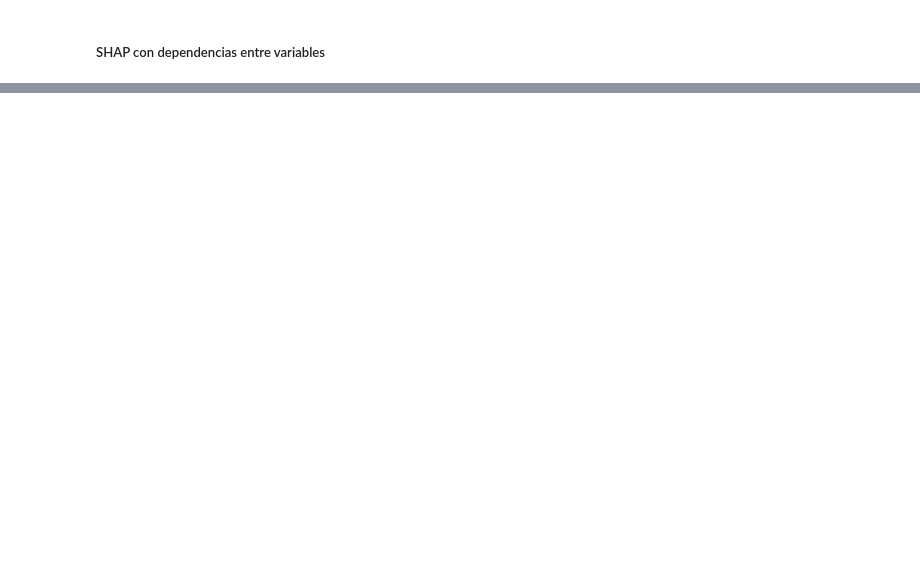
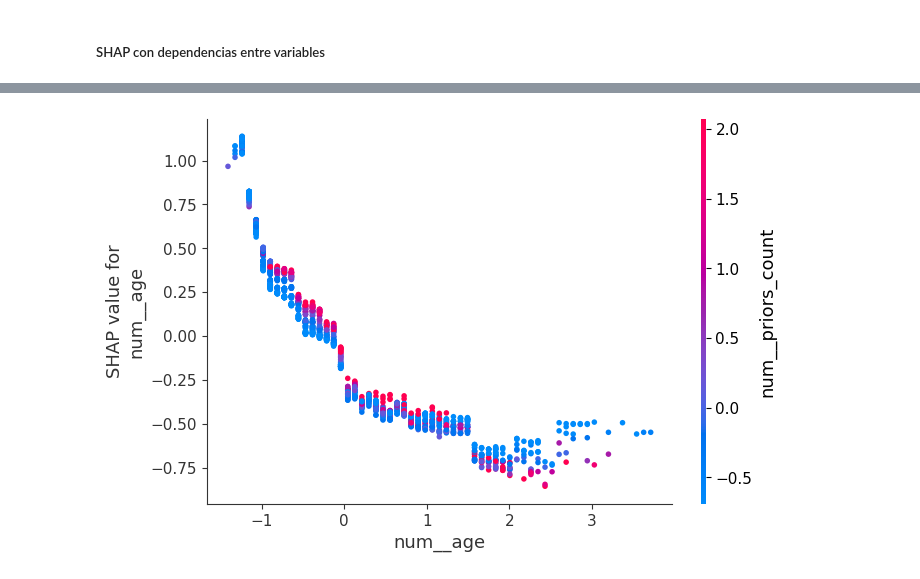
Before and after one commit to dmg131/AA_proyect, a Jupyter notebook: main_explicabilidad.ipynb, the cells around one changed output, grey strips where cells are left out. Cells and saved outputs as stored; diff of their text form; code cells hidden in the pictures; blank space fills up the shorter version.

```diff
--- a/main_explicabilidad.ipynb
+++ b/main_explicabilidad.ipynb
@@ -159,10 +287,12 @@ shap.dependence_plot(
 # %%
 # Dependence plot con interacción de edad
 
 shap.dependence_plot(
-    "num__priors_count",
+    "num__age",
     shap_values,
     X_transformed,
     feature_names=feature_names,
-    interaction_index="num__age"
+    interaction_index="num__priors_count"
 )
+# %% [output]
+[figure, added]
```
Also changed, not shown: parts of 13 cells of this notebook, 1 other file.
